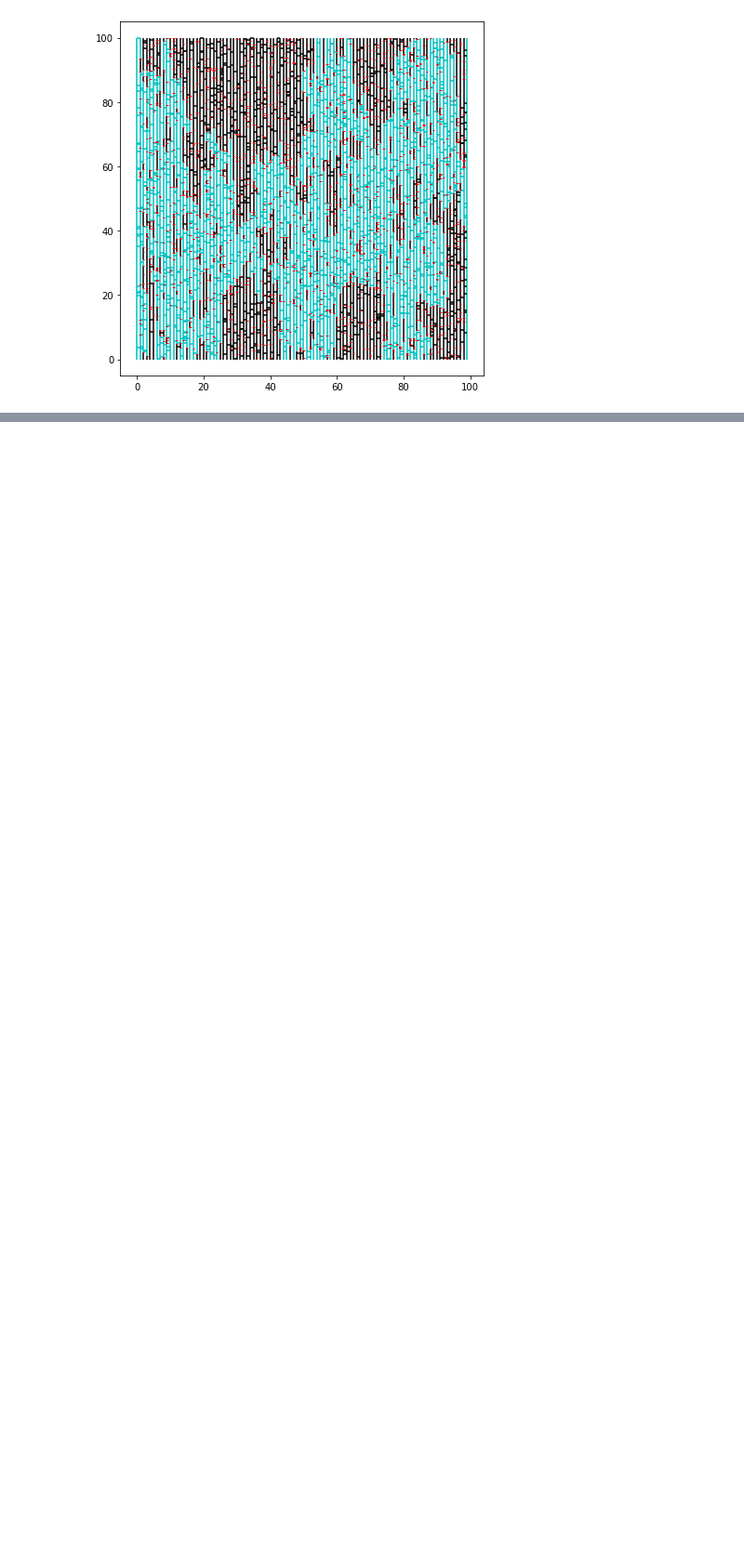
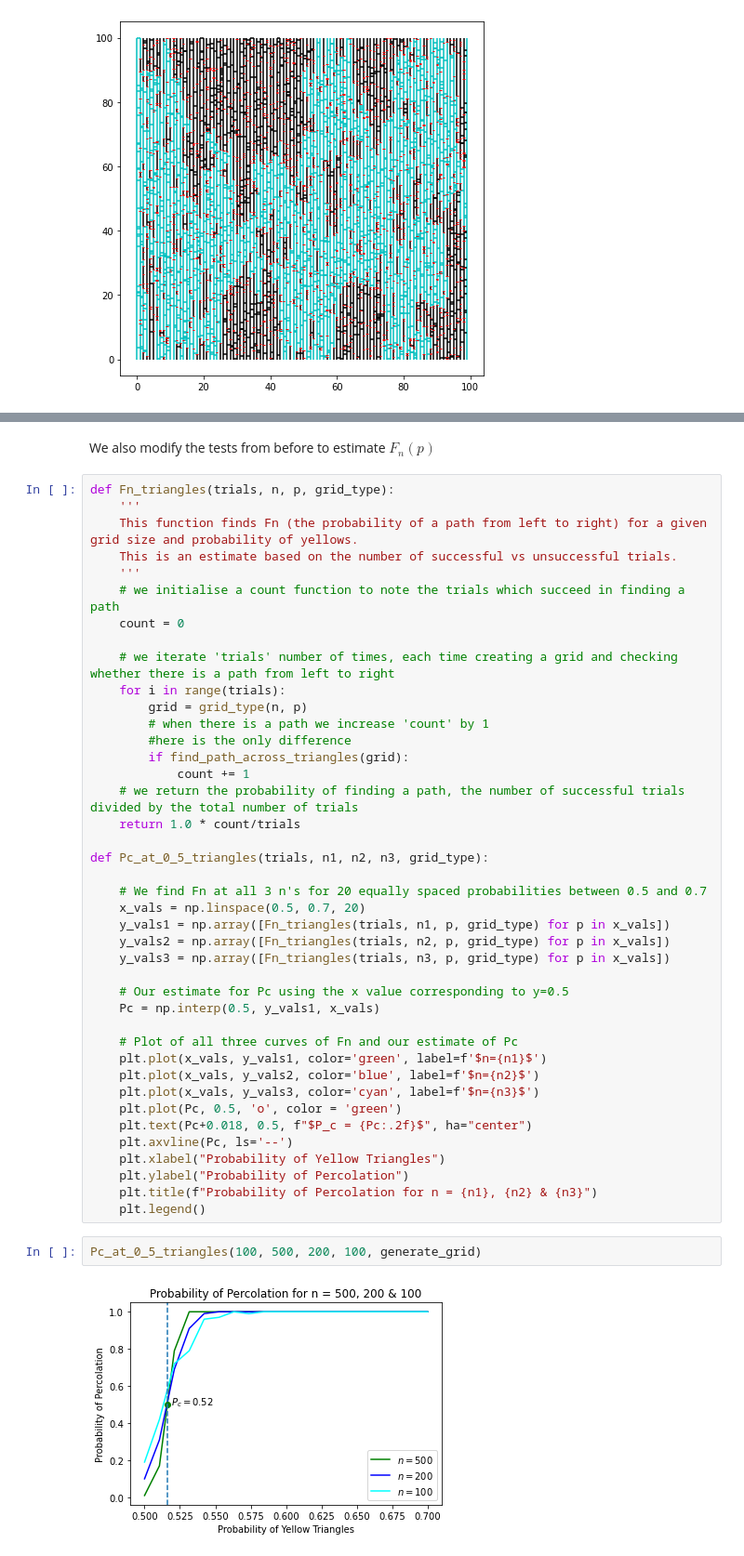
Before and after one commit to j4cobgarby/Percolation, a Jupyter notebook: Percolation Group 1 Edited.ipynb, the cells around one changed output, grey strips where cells are left out. Shown at 93% size. Saved outputs shown, nothing was run; the diff lists cells and outputs as text; blank space fills up the shorter version.

```diff
--- a/Percolation Group 1 Edited.ipynb
+++ b/Percolation Group 1 Edited.ipynb
@@ -785,0 +875,47 @@ while True:
+# %% [markdown]
+We also modify the tests from before to estimate $F_n(p)$
+# %%
+def Fn_triangles(trials, n, p, grid_type):
+    '''
+    This function finds Fn (the probability of a path from left to right) for a given grid size and probability of yellows.
+    This is an estimate based on the number of successful vs unsuccessful trials.
+    '''
+    # we initialise a count function to note the trials which succeed in finding a path
+    count = 0
+
+    # we iterate 'trials' number of times, each time creating a grid and checking whether there is a path from left to right
+    for i in range(trials):
+        grid = grid_type(n, p)
+        # when there is a path we increase 'count' by 1
+        #here is the only difference
+        if find_path_across_triangles(grid):
+            count += 1
+    # we return the probability of finding a path, the number of successful trials divided by the total number of trials
+    return 1.0 * count/trials
+
+def Pc_at_0_5_triangles(trials, n1, n2, n3, grid_type):
+
+    # We find Fn at all 3 n's for 20 equally spaced probabilities between 0.5 and 0.7
+    x_vals = np.linspace(0.5, 0.7, 20)
+    y_vals1 = np.array([Fn_triangles(trials, n1, p, grid_type) for p in x_vals])
+    y_vals2 = np.array([Fn_triangles(trials, n2, p, grid_type) for p in x_vals])
+    y_vals3 = np.array([Fn_triangles(trials, n3, p, grid_type) for p in x_vals])
+
+    # Our estimate for Pc using the x value corresponding to y=0.5
+    Pc = np.interp(0.5, y_vals1, x_vals)
+
+    # Plot of all three curves of Fn and our estimate of Pc
+    plt.plot(x_vals, y_vals1, color='green', label=f'$n={n1}$')
+    plt.plot(x_vals, y_vals2, color='blue', label=f'$n={n2}$')
+    plt.plot(x_vals, y_vals3, color='cyan', label=f'$n={n3}$')
+    plt.plot(Pc, 0.5, 'o', color = 'green')
+    plt.text(Pc+0.018, 0.5, f"$P_c = {Pc:.2f}$", ha="center")
+    plt.axvline(Pc, ls='--')
+    plt.xlabel("Probability of Yellow Triangles")
+    plt.ylabel("Probability of Percolation")
+    plt.title(f"Probability of Percolation for n = {n1}, {n2} & {n3}")
+    plt.legend()
+# %%
+Pc_at_0_5_triangles(100, 500, 200, 100, generate_grid)
+# %% [output]
+[figure, added]
```
Also changed, not shown: parts of 12 cells of this notebook.
